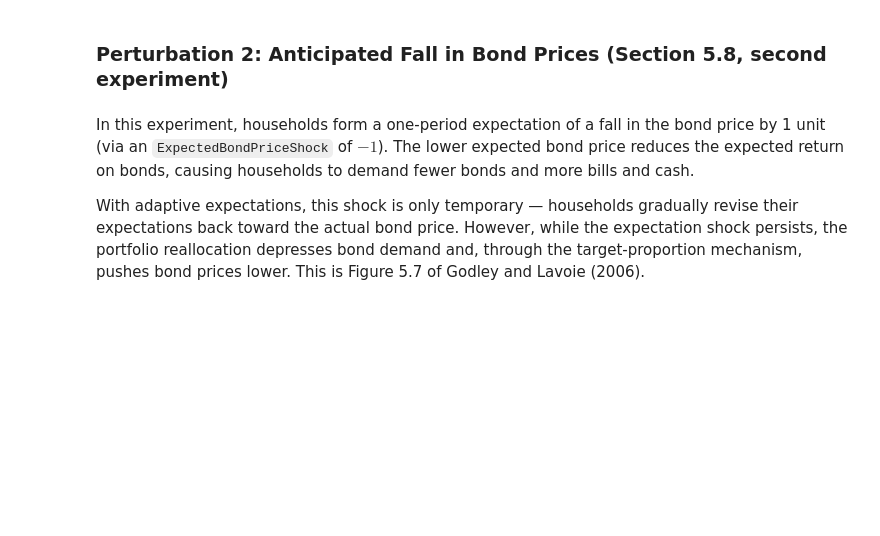
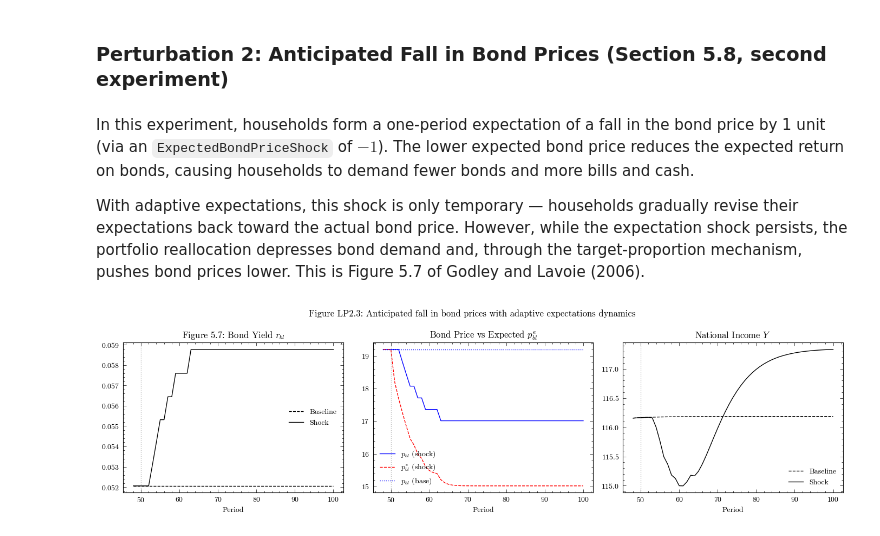
Before and after one commit to KarlNaumann/MacroStat, a Jupyter notebook: docs/models/GL06/GL06LP2.ipynb, the cells around one changed output. Drawn from its saved outputs; the diff is of its cells as text; code cells hidden in the pictures; blank space fills up the shorter version.

```diff
--- a/docs/models/GL06/GL06LP2.ipynb
+++ b/docs/models/GL06/GL06LP2.ipynb
@@ -231,31 +255,33 @@ dfo2 = output_sc2.loc[trigger - 2:]
 
 fig, axes = plt.subplots(1, 3, figsize=(14, 4))
 
 # Figure 5.7: Bond yield
 axes[0].plot(dfo_base.index, dfo_base['BondYield'], 'k--', label='Baseline')
 axes[0].plot(dfo2.index, dfo2['BondYield'], 'k-', label='Shock')
 axes[0].axvline(x=trigger, color='grey', linestyle=':', alpha=0.5)
 axes[0].set_title('Figure 5.7: Bond Yield $r_{bl}$')
 axes[0].set_xlabel('Period')
 axes[0].legend(frameon=False)
 
 # Bond Price vs Expected Bond Price
 axes[1].plot(dfo2.index, dfo2[('BondPrice','Macroeconomy')], 'b-', label=r'$p_{bl}$ (shock)')
 axes[1].plot(dfo2.index, dfo2['ExpectedBondPrice'], 'r--', label=r'$p_{bl}^e$ (shock)')
 axes[1].plot(dfo_base.index, dfo_base[('BondPrice','Macroeconomy')], 'b:', label=r'$p_{bl}$ (base)')
 axes[1].axvline(x=trigger, color='grey', linestyle=':', alpha=0.5)
 axes[1].set_title(r'Bond Price vs Expected $p_{bl}^e$')
 axes[1].set_xlabel('Period')
 axes[1].legend(frameon=False)
 
 # National Income
 axes[2].plot(dfo_base.index, dfo_base['NationalIncome'], 'k--', label='Baseline')
 axes[2].plot(dfo2.index, dfo2['NationalIncome'], 'k-', label='Shock')
 axes[2].axvline(x=trigger, color='grey', linestyle=':', alpha=0.5)
 axes[2].set_title('National Income $Y$')
 axes[2].set_xlabel('Period')
 axes[2].legend(frameon=False)
 
-fig.suptitle('Figure LP2.3: Anticipated fall in bond prices — adaptive expectations dynamics')
+fig.suptitle('Figure LP2.3: Anticipated fall in bond prices with adaptive expectations dynamics')
 plt.tight_layout()
 plt.show()
+# %% [output]
+[figure, added]
```
Also changed, not shown: parts of 4 cells of this notebook, 2 other files.
